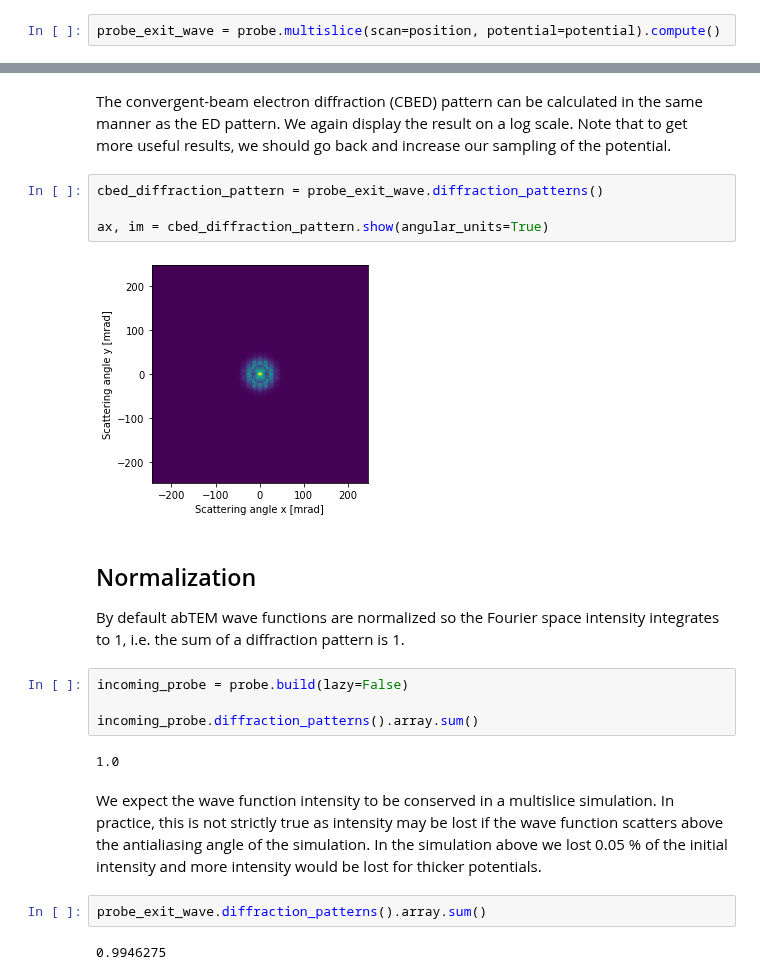
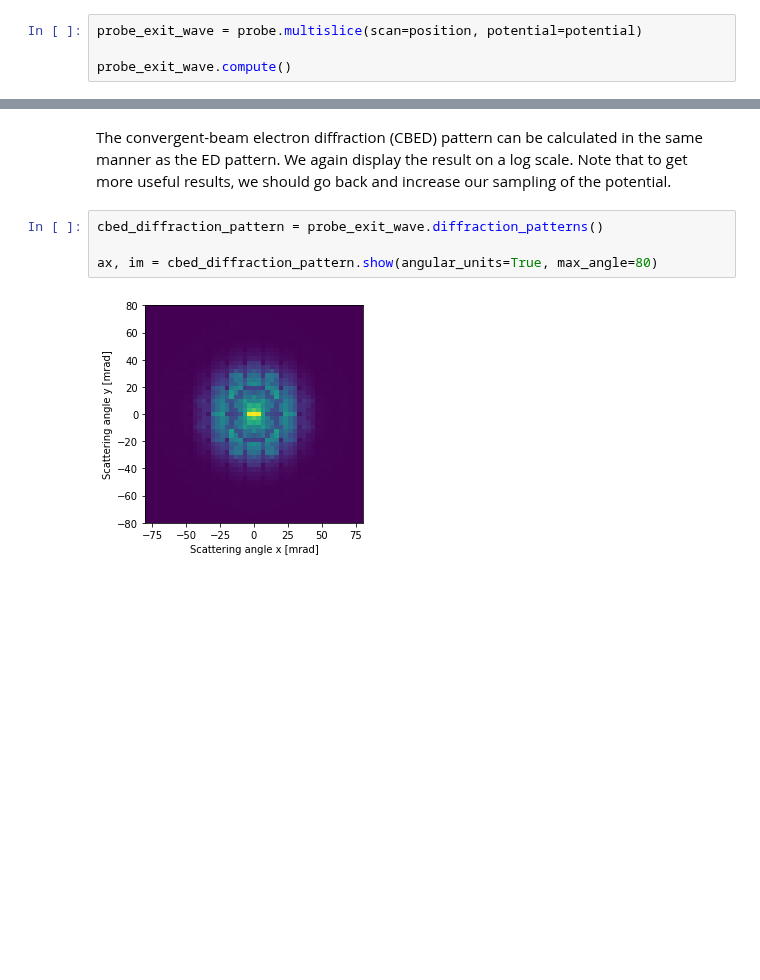
Before and after one commit to abTEM/abTEM, a Jupyter notebook: docs/source/walkthrough/04_multislice.ipynb, the cells around one changed output, grey strips where cells are left out. Saved outputs shown, nothing was run; the diff lists cells and outputs as text; blank space fills up the shorter version.

```diff
--- a/docs/source/walkthrough/04_multislice.ipynb
+++ b/docs/source/walkthrough/04_multislice.ipynb
@@ -86,4 +91,6 @@ array([5.5225    , 7.81003905])
 # %% [markdown]
 We then simulate the exit wave via a multislice simulation of the probe placed at this position.
 # %%
-probe_exit_wave = probe.multislice(scan=position, potential=potential).compute()
+probe_exit_wave = probe.multislice(scan=position, potential=potential)
+
+probe_exit_wave.compute()
@@ -96,22 +101,6 @@ The convergent-beam electron diffraction (CBED) pattern can be calculated in the
 # %%
 cbed_diffraction_pattern = probe_exit_wave.diffraction_patterns()
 
-ax, im = cbed_diffraction_pattern.show(angular_units=True)
+ax, im = cbed_diffraction_pattern.show(angular_units=True, max_angle=80)
 # %% [output]
-[figure, old version]
+[figure, new version]
-# %% [markdown]
-## Normalization
-
-By default abTEM wave functions are normalized so the Fourier space intensity integrates to 1, i.e. the sum of a diffraction pattern is 1.
-# %%
-incoming_probe = probe.build(lazy=False)
-
-incoming_probe.diffraction_patterns().array.sum()
-# %% [output]
-1.0
-# %% [markdown]
-We expect the wave function intensity to be conserved in a multislice simulation. In practice, this is not strictly true as intensity may be lost if the wave function scatters above the antialiasing angle of the simulation. In the simulation above we lost 0.05 % of the initial intensity and more intensity would be lost for thicker potentials.
-# %%
-probe_exit_wave.diffraction_patterns().array.sum()
-# %% [output]
-0.9946275
```
Also changed, not shown: parts of 23 cells of this notebook, 4 other files.
